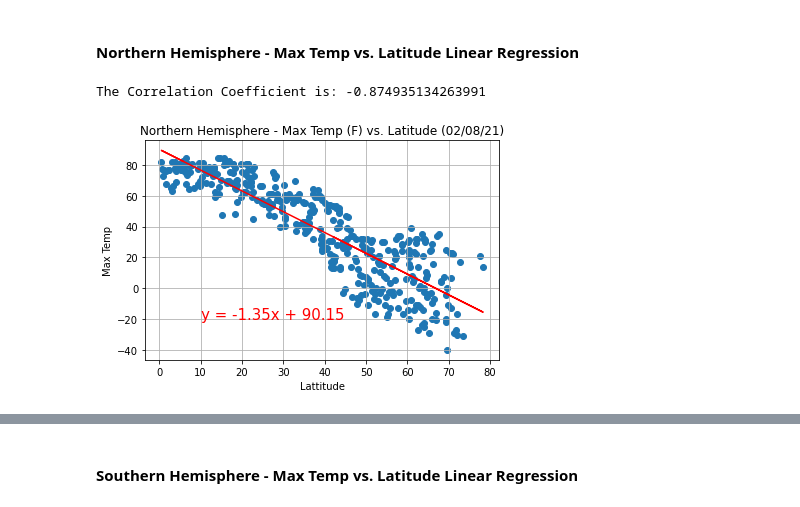
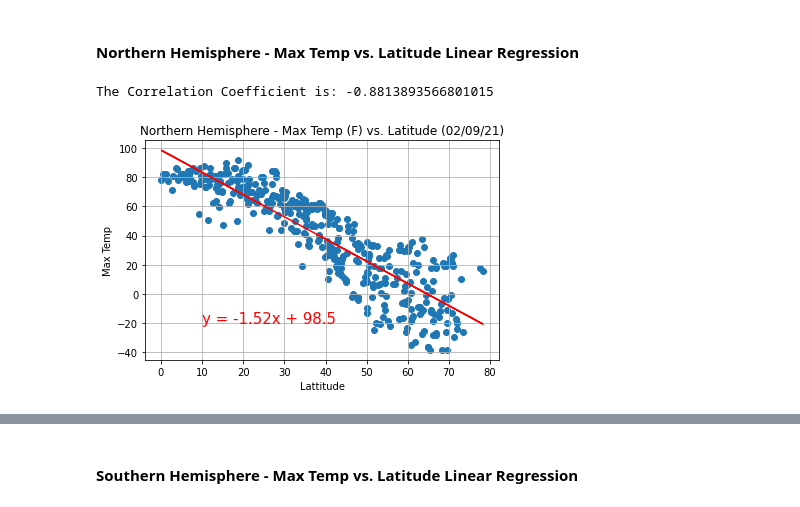
Before and after one commit to lauragabrielson/Python_API_Challenge, a Jupyter notebook: WeatherPy/WeatherPy.ipynb, the cells around one changed output, grey strips where cells are left out. Cells and saved outputs as stored; diff of their text form; code cells hidden in the pictures.

```diff
--- a/WeatherPy/WeatherPy.ipynb
+++ b/WeatherPy/WeatherPy.ipynb
@@ -263,26 +267,26 @@ north_weather_data
 # %%
 x_values = north_weather_data["Lat"]
 y_values = north_weather_data["Max Temp"]
 
 (slope, intercept, rvalue, pvalue, stderr) = linregress(x_values, y_values)
 
 regress_values = x_values * slope + intercept
 
 line_eq = "y = " + str(round(slope,2)) + "x + " + str(round(intercept,2))
 
 # Create scatterplot with linear regression
 plt.scatter(x_values,y_values)
 
 plt.plot(x_values,regress_values, "r-")
 plt.annotate(line_eq,(10,-20),fontsize=15,color="red")
 plt.xlabel("Lattitude")
 plt.ylabel("Max Temp")
 print(f"The Correlation Coefficient is: {rvalue}")
-plt.title("Northern Hemisphere - Max Temp (F) vs. Latitude (02/08/21)")
+plt.title("Northern Hemisphere - Max Temp (F) vs. Latitude (02/09/21)")
 plt.tight_layout()
 plt.grid()
 plt.savefig("North_Temp_vs_Lat.png")
 plt.show()
 # %% [output]
-The Correlation Coefficient is: -0.874935134263991
+The Correlation Coefficient is: -0.8813893566801015
-[figure, old version]
+[figure, new version]
```
Also changed, not shown: parts of 45 cells of this notebook, 14 other files.
